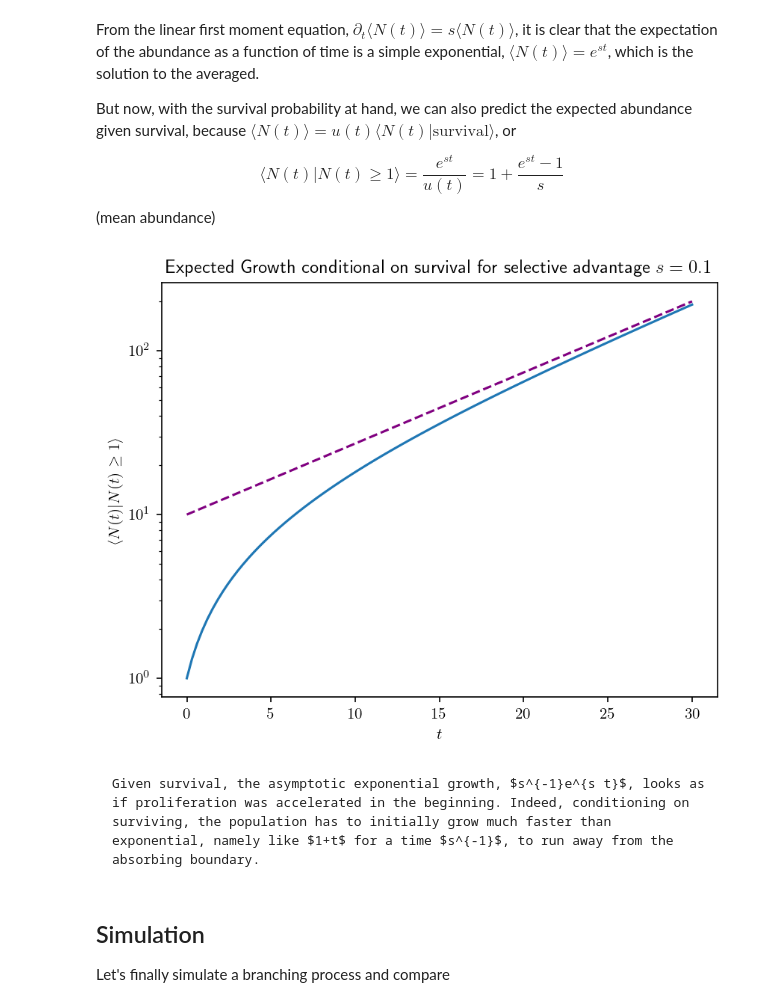
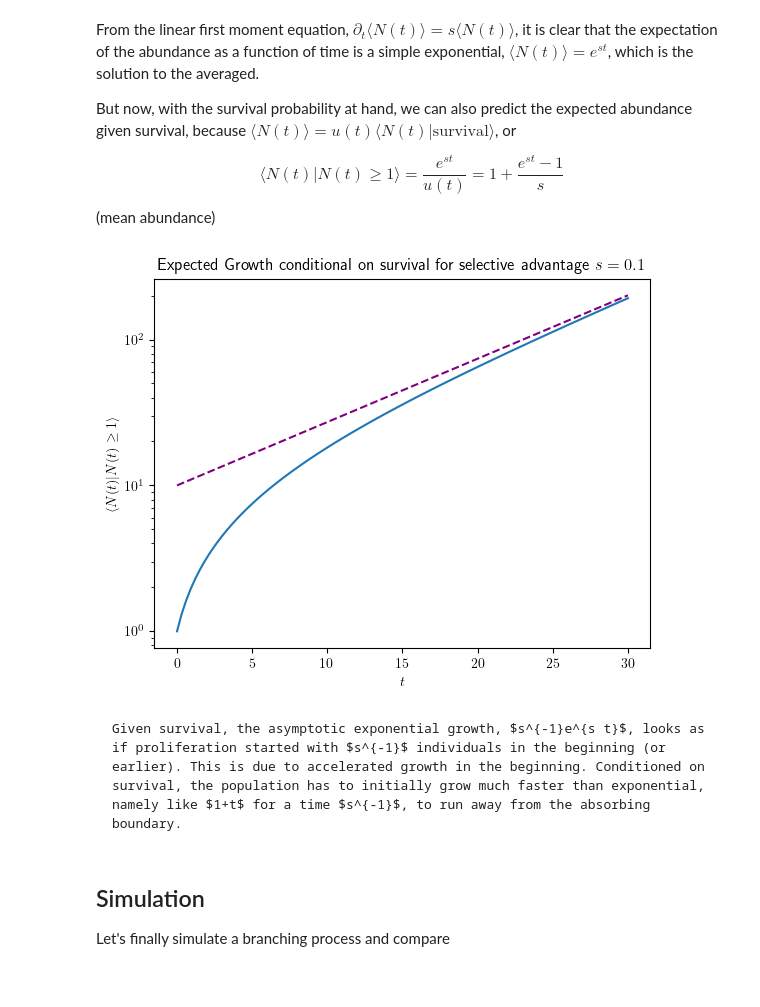
Before and after one commit to Hallatscheklab/PAM, a Jupyter notebook: _sources/Branching-processes-nb.ipynb, the cells around one changed output. Cells and saved outputs as stored; diff of their text form; code cells hidden in the pictures.

````diff
--- a/_sources/Branching-processes-nb.ipynb
+++ b/_sources/Branching-processes-nb.ipynb
@@ -84,35 +84,35 @@ $$  (mean abundance)
 # %%
 import numpy as np
 import matplotlib.pyplot as plt
 # allow TeX
 plt.rcParams['text.usetex'] = True
-plt.figure(dpi=150)
+plt.figure(dpi=100)
 
 s = 0.1
 tmax = 30
 t = np.linspace(start=0, stop=tmax, num=100)
 y = 1+(np.exp(s*t)-1)/s
 
 yapprox = np.exp(s*t)/s
 
 
 # Add title and axis names
 plt.title(r'Expected Growth conditional on survival for selective advantage $s = 0.1$')
 plt.xlabel(r'$t $')
 plt.ylabel(r'$\langle N(t)|N(t)\geq1 \rangle $')
 
 #plt.hlines(y = 1/s, xmin= 0 , xmax=tmax, colors='purple', linestyles='--', lw=2, label='s')
 
 plt.yscale("log")
 
 plt.plot(t, y)
 plt.plot(t, yapprox, color='purple', linestyle='dashed')
 plt.show()
 # %% [output]
-[figure, old version]
+[figure, new version]
 # %% [markdown]
 ```{note}
-Given survival, the asymptotic exponential growth, $s^{-1}e^{s t}$, looks as if proliferation was accelerated in the beginning. Indeed, conditioning on surviving, the population has to initially grow much faster than exponential, namely like $1+t$ for a time $s^{-1}$, to run away from the absorbing boundary.
+Given survival, the asymptotic exponential growth, $s^{-1}e^{s t}$, looks as if proliferation started with $s^{-1}$ individuals in the beginning (or earlier). This is due to accelerated growth in the beginning. Conditioned on survival, the population has to initially grow much faster than exponential, namely like $1+t$ for a time $s^{-1}$, to run away from the absorbing boundary.
 ```
 # %% [markdown]
 ## Simulation
````
Also changed, not shown: parts of 2 cells of this notebook, 9 other files.
